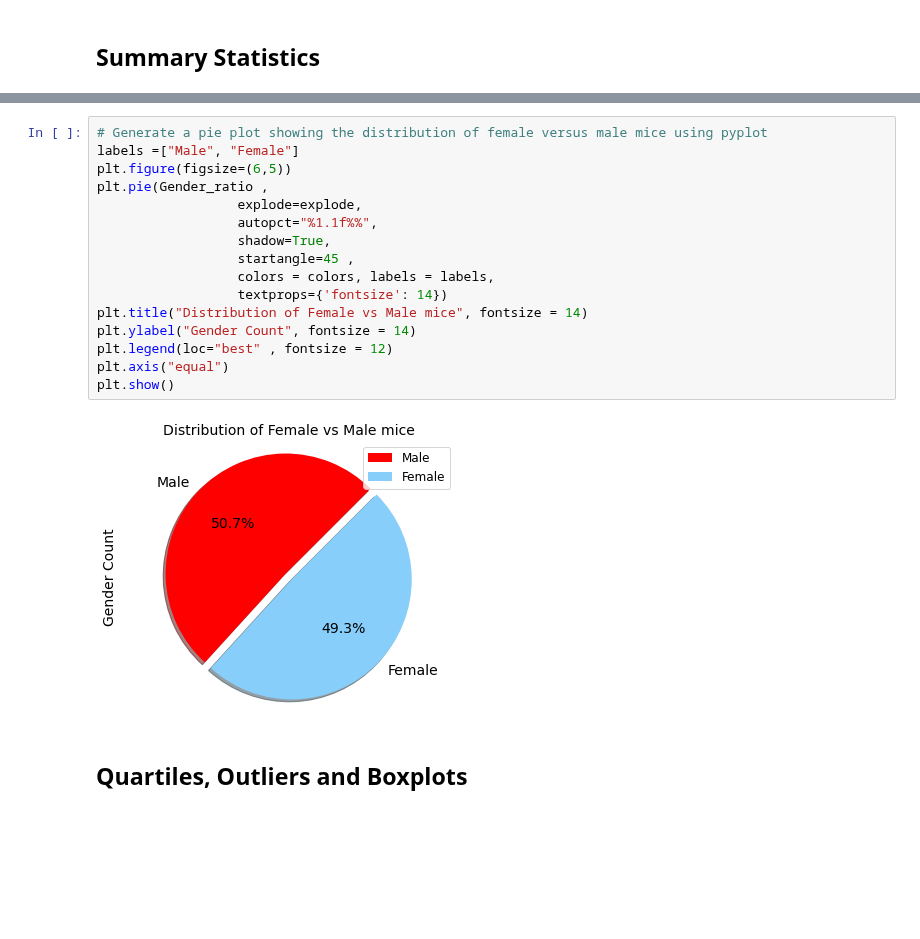
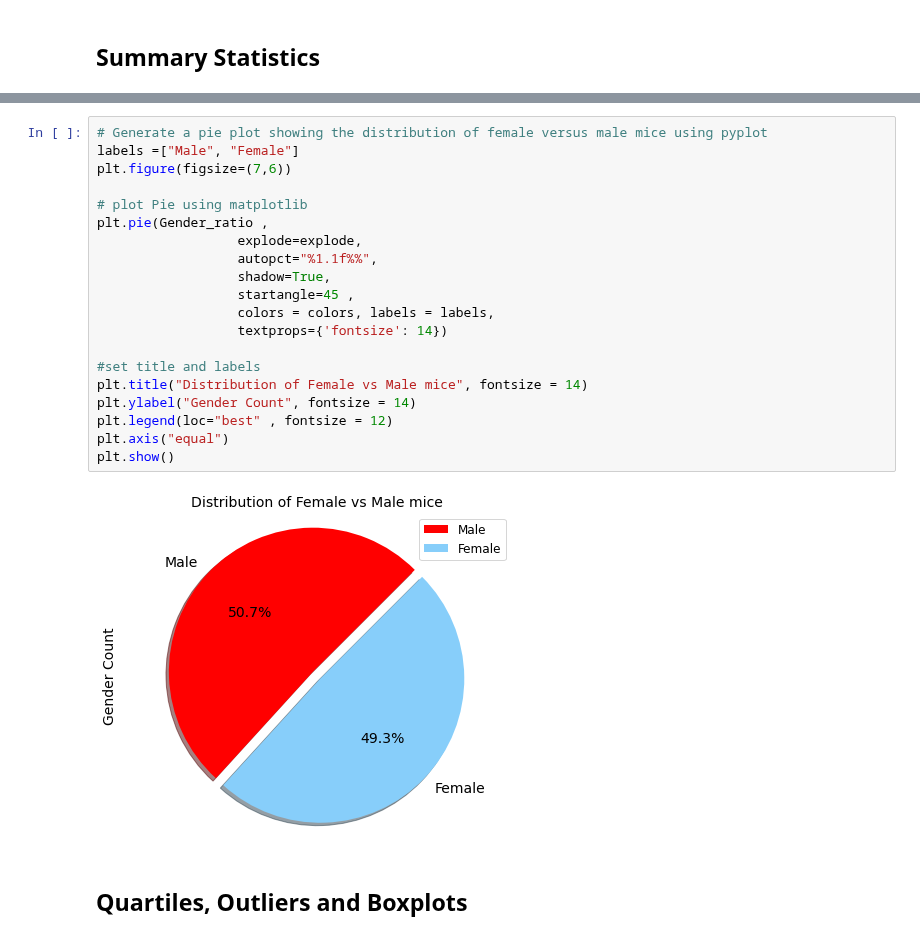
Before and after one commit to divya-gh/Matplotlib-Challenge, a Jupyter notebook: Pymaceuticals/pymaceuticals_starter.ipynb, the cells around one changed output, grey strips where cells are left out. Drawn from its saved outputs; the diff is of its cells as text; blank space fills up the shorter version.

```diff
--- a/Pymaceuticals/pymaceuticals_starter.ipynb
+++ b/Pymaceuticals/pymaceuticals_starter.ipynb
@@ -279,21 +350,25 @@ plt.show()
 # %%
 # Generate a pie plot showing the distribution of female versus male mice using pyplot
 labels =["Male", "Female"]
-plt.figure(figsize=(6,5))
+plt.figure(figsize=(7,6))
+
+# plot Pie using matplotlib
 plt.pie(Gender_ratio ,
                   explode=explode,
                   autopct="%1.1f%%",
                   shadow=True,
                   startangle=45 ,
                   colors = colors, labels = labels,
                   textprops={'fontsize': 14})
+
+#set title and labels
 plt.title("Distribution of Female vs Male mice", fontsize = 14)
 plt.ylabel("Gender Count", fontsize = 14)
 plt.legend(loc="best" , fontsize = 12)
 plt.axis("equal")
 plt.show()
 # %% [output]
-[figure, old version]
+[figure, new version]
 # %% [markdown]
 ## Quartiles, Outliers and Boxplots
 # %%
```
Also changed, not shown: parts of 28 cells of this notebook.
